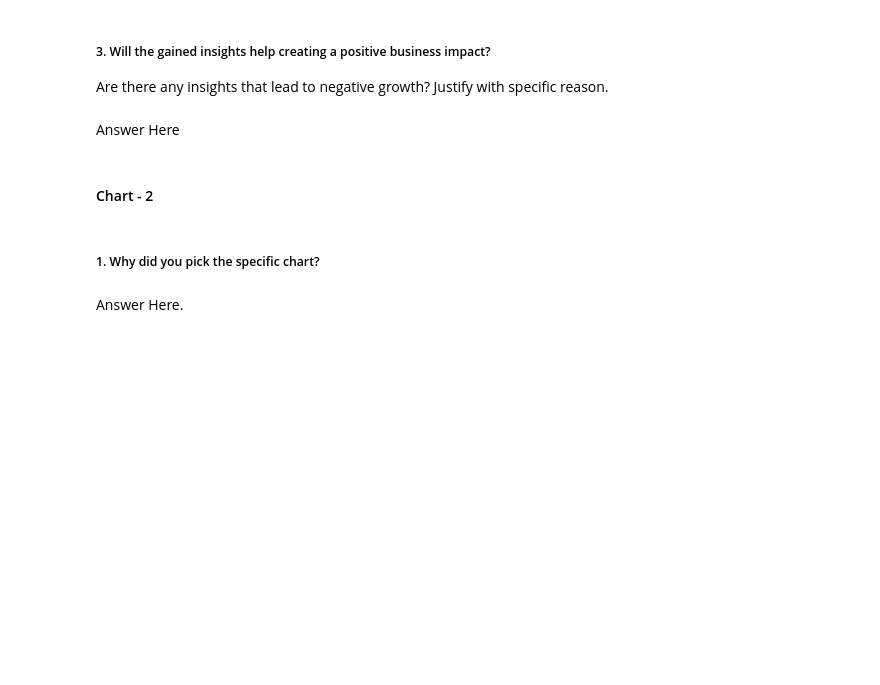
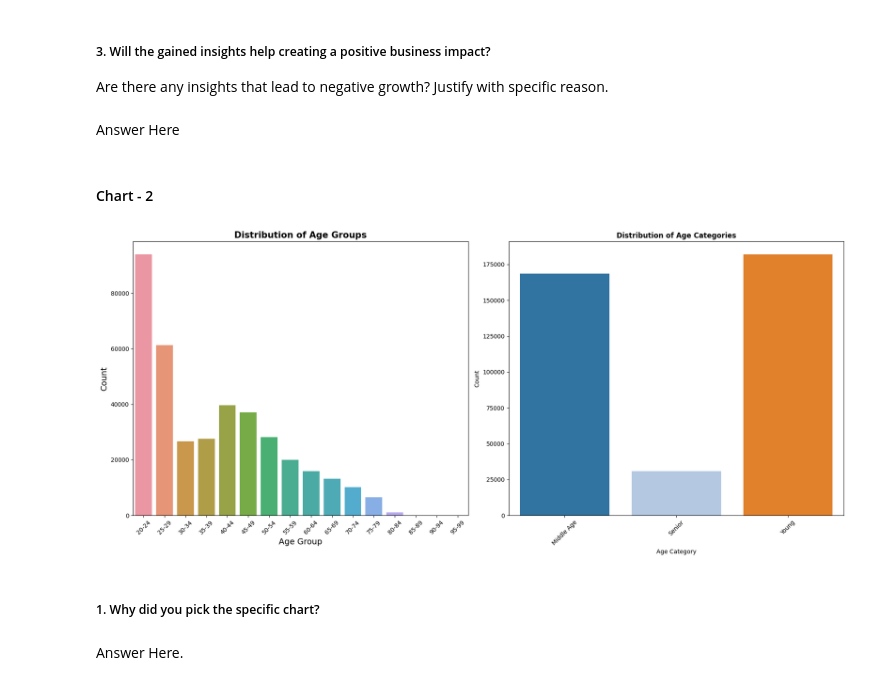
Before and after one commit to anirudhawagh/HEALTH-INSURANCE-CROSS-SELL-PREDICTION-by-Aniruddha-wagh, a Jupyter notebook: HEALTH_INSURANCE_CROSS_SELL_PREDICTION_by_Aniruddha.ipynb, the cells around one changed output. Saved outputs shown, nothing was run; the diff lists cells and outputs as text; code cells hidden in the pictures; blank space fills up the shorter version.

```diff
--- a/HEALTH_INSURANCE_CROSS_SELL_PREDICTION_by_Aniruddha.ipynb
+++ b/HEALTH_INSURANCE_CROSS_SELL_PREDICTION_by_Aniruddha.ipynb
@@ -299,36 +493,38 @@ import seaborn as sns
 # Assuming you have loaded the data into data_df
 
 # Create custom age bins
-age_bins = [20, 25, 30, 35, 40, 45, 50, 55, 60, 65, 70, 75, 80]
+age_bins = [20, 25, 30, 35, 40, 45, 50, 55, 60, 65, 70, 75, 80, 85, 90, 95, 100]
 
-# Use pd.cut to create age groups based on the custom age bins and set the labels
+age_bins = [20, 25, 30, 35, 40, 45, 50, 55, 60, 65, 70, 75, 80, 85, 90, 95, 100]
 age_labels = [f'{age}-{age+4}' for age in age_bins[:-1]]
-data_df['Age_Group'] = pd.cut(data_df['Age'], bins=age_bins, right=True, labels=age_labels)
+data_df['Age_Group'] = pd.cut(data_df['Age'], bins=age_bins, right=False, labels=age_labels)
 
 # Create a figure with two subplots
 plt.figure(figsize=(18, 8))
 
 # Subplot 1: Distribution of Age Groups
 plt.subplot(1, 2, 1)
 sns.countplot(x='Age_Group', data=data_df)
 plt.xlabel('Age Group', fontsize=14)
 plt.ylabel('Count', fontsize=14)
 plt.title('Distribution of Age Groups', fontsize=15, fontweight='bold')
 plt.xticks(rotation=45)
 
 # Subplot 2: Distribution of Age Categories
 plt.subplot(1, 2, 2)
 sns.countplot(x='Age_Category', data=data_df, palette='tab20')
 plt.xlabel('Age Category', fontsize=10)
 plt.ylabel('Count', fontsize=10)
 plt.title('Distribution of Age Categories', fontsize=12, fontweight='bold')
 plt.xticks(rotation=45)
 
 # Adjust the layout of the subplots
 plt.tight_layout()
 
 # Show the plots
 plt.show()
+# %% [output]
+[figure, added]
 # %% [markdown]
 ##### 1. Why did you pick the specific chart?
 # %% [markdown]
```
Also changed, not shown: parts of 92 cells of this notebook.
